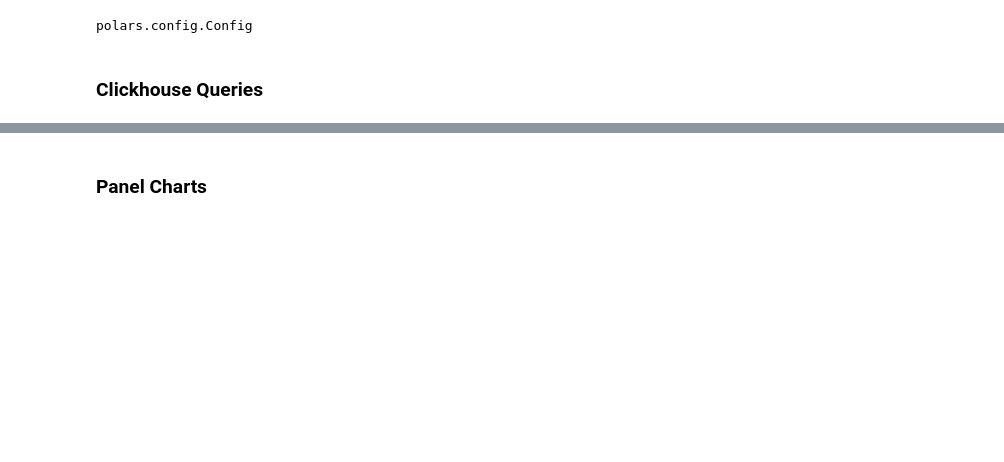
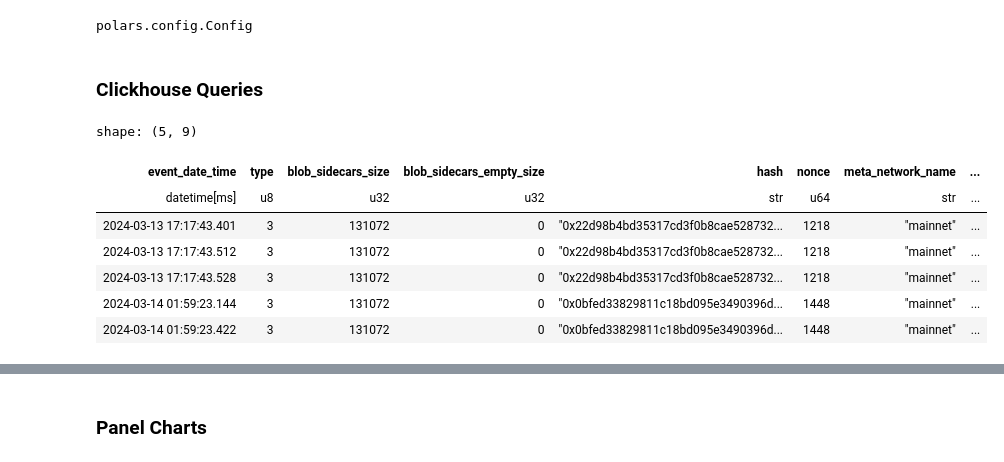
Before and after one commit to Evan-Kim2028/eip4844_blob_data, a Jupyter notebook: panel/beacon_block_blob_size.ipynb, the cells around one changed output, grey strips where cells are left out. Saved outputs shown, nothing was run; the diff lists cells and outputs as text; code cells hidden in the pictures; blank space fills up the shorter version.

```diff
--- a/panel/beacon_block_blob_size.ipynb
+++ b/panel/beacon_block_blob_size.ipynb
@@ -31,3 +34,34 @@ client = clickhouse_connect.get_client(
     password=os.environ.get("PASSWORD"),
     secure=True,
 )
+# %%
+# Check mempool for when the blob first appears
+mempool_query = """
+SELECT
+    event_date_time,
+    type,
+    blob_sidecars_size,
+    blob_sidecars_empty_size,
+    hash,
+    nonce,
+    meta_network_name,
+    meta_client_name,
+    length(blob_hashes) as blob_hashes_length
+FROM mempool_transaction
+WHERE event_date_time > NOW() - INTERVAL '1 DAY'
+AND type = 3 AND meta_network_name = 'mainnet'
+"""
+mempool_df = client.query_df(mempool_query)
+# %%
+mempool_df_pl = pl.from_pandas(mempool_df)
+# %%
+mempool_df_pl.sort(by="blob_sidecars_size").head(5)
+# %% [output]
+shape: (5, 9)
+| event_date_time | type | blob_sidecars_size | blob_sidecars_empty_size | hash | nonce | meta_network_name | ... |
+| datetime[ms] | u8 | u32 | u32 | str | u64 | str | ... |
+| 2024-03-13 17:17:43.401 | 3 | 131072 | 0 | "0x22d98b4bd35317cd3f0b8cae528732... | 1218 | "mainnet" | ... |
+| 2024-03-13 17:17:43.512 | 3 | 131072 | 0 | "0x22d98b4bd35317cd3f0b8cae528732... | 1218 | "mainnet" | ... |
+| 2024-03-13 17:17:43.528 | 3 | 131072 | 0 | "0x22d98b4bd35317cd3f0b8cae528732... | 1218 | "mainnet" | ... |
+| 2024-03-14 01:59:23.144 | 3 | 131072 | 0 | "0x0bfed33829811c18bd095e3490396d... | 1448 | "mainnet" | ... |
+| 2024-03-14 01:59:23.422 | 3 | 131072 | 0 | "0x0bfed33829811c18bd095e3490396d... | 1448 | "mainnet" | ... |
```
Also changed, not shown: parts of 11 cells of this notebook.
